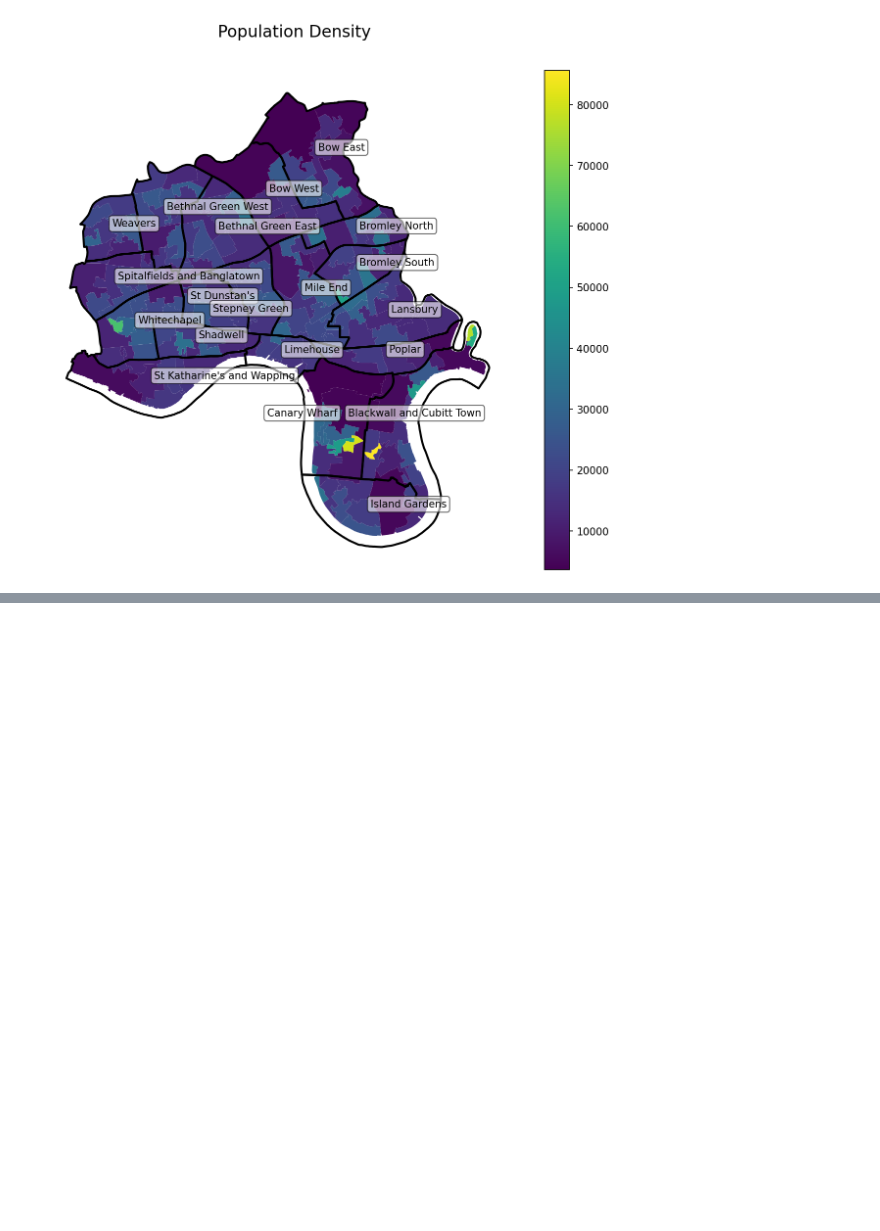
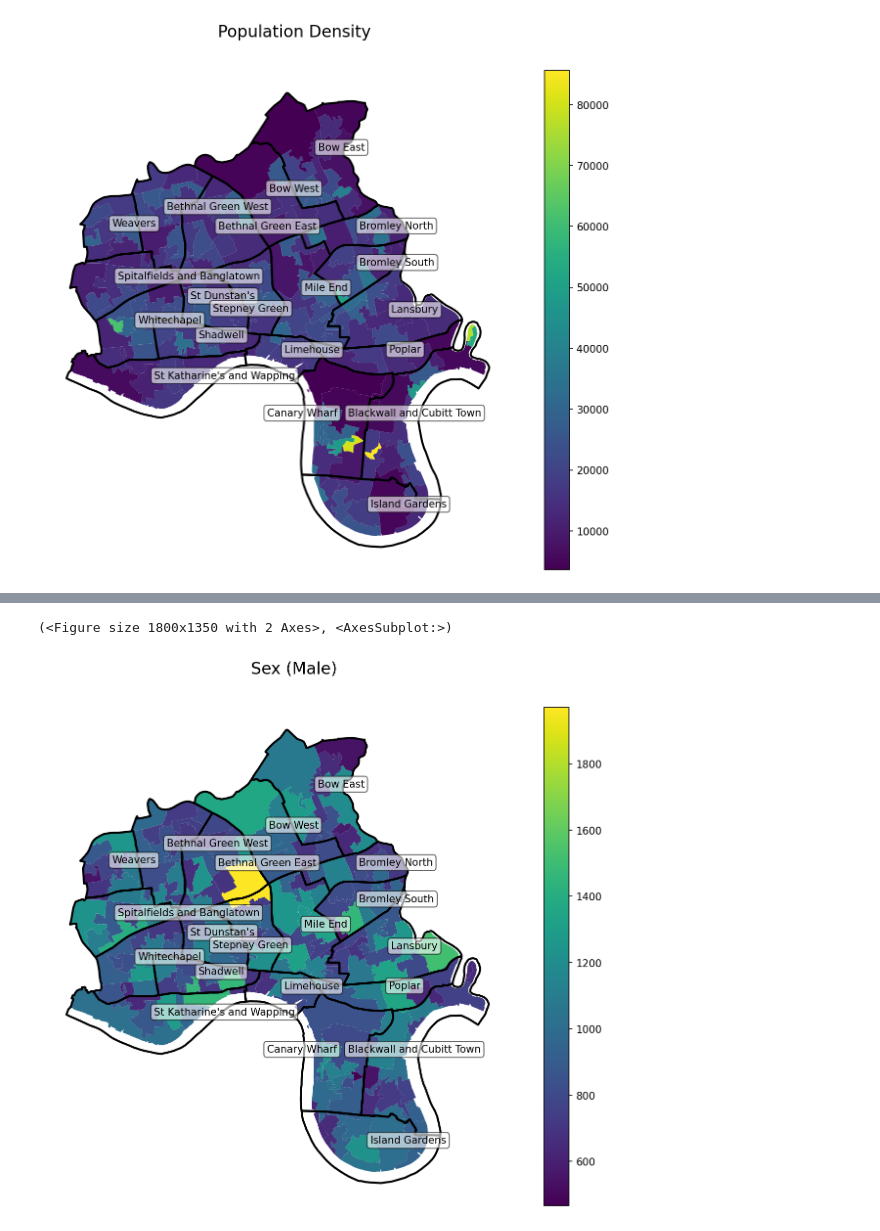
Before and after one commit to data-hamlets/census-data, a Jupyter notebook: notebooks/1.1-jl-census-2021-mapping.ipynb, the cells around one changed output, grey strips where cells are left out. Drawn from its saved outputs; the diff is of its cells as text; code cells hidden in the pictures; blank space fills up the shorter version.

```diff
--- a/notebooks/1.1-jl-census-2021-mapping.ipynb
+++ b/notebooks/1.1-jl-census-2021-mapping.ipynb
@@ -189,0 +207,11 @@ spatial_plot(
+# %%
+spatial_plot(
+    spatialise_data(gdf_2021, df[df['Sex (2 categories) Label'] == 'Male'], left_on="LSOA21CD", right_on="Lower Layer Super Output Areas Code"),
+    column="Count",
+    suptitle="Sex (Male)",
+    title="",
+    cmap="viridis"
+)
+# %% [output]
+(<Figure size 1800x1350 with 2 Axes>, <AxesSubplot:>)
+[figure, added]
```
Also changed, not shown: parts of 3 cells of this notebook.
